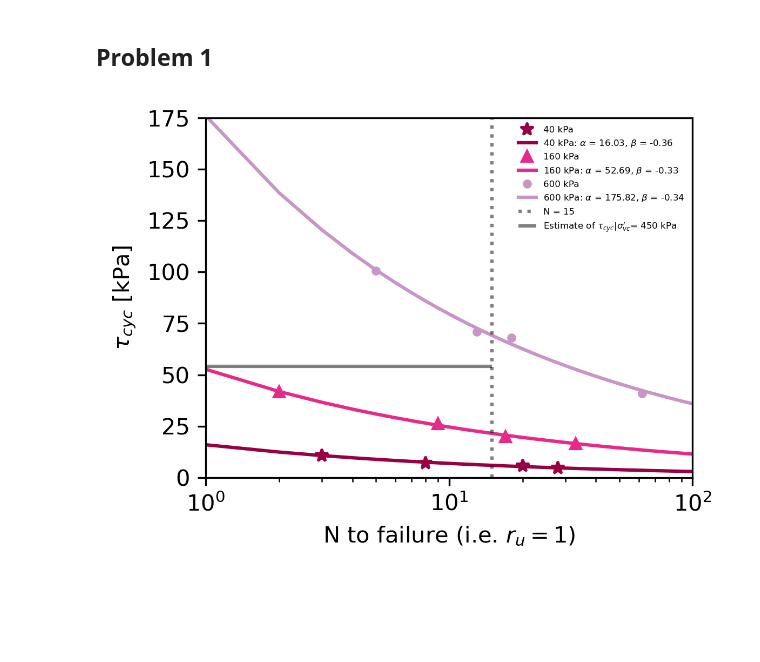
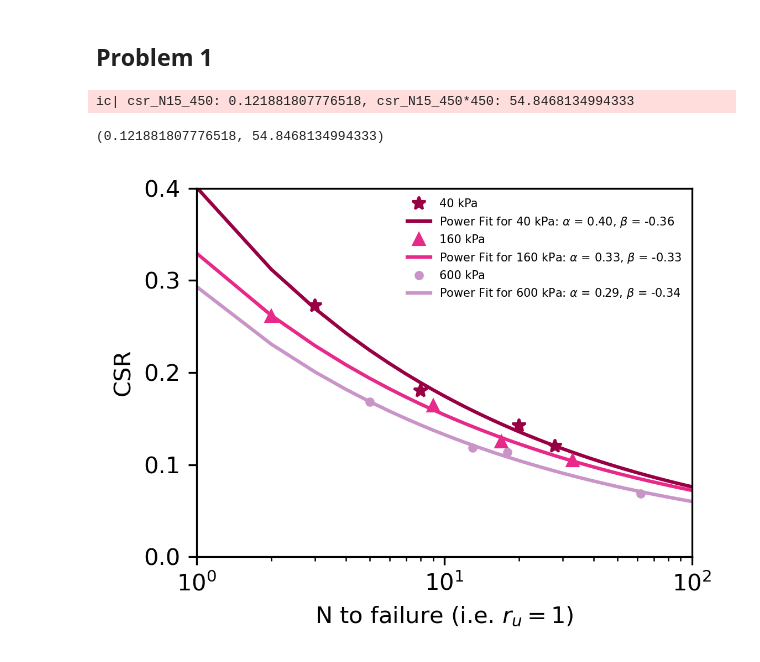
Before and after one commit to bKeungAuyeung/CE543-HW6, a Jupyter notebook: bAuyeung_HW6_CE543.ipynb, the cells around one changed output. Cells and saved outputs as stored; diff of their text form; code cells hidden in the pictures; blank space fills up the shorter version.

```diff
--- a/bAuyeung_HW6_CE543.ipynb
+++ b/bAuyeung_HW6_CE543.ipynb
@@ -24,37 +25,48 @@ N_failure_600 = np.array([5, 13, 18, 62]) # N to Ru = 1 (i.e. failure) for vCons
 def power_series(x, alpha, beta):
     return alpha*x**beta # define a power series function to fit data
 
-csr_fit_40 = curve_fit(power_series, N_failure_40, tau_cyc_40)
-csr_fit_160 = curve_fit(power_series, N_failure_160, tau_cyc_160)
-csr_fit_600 = curve_fit(power_series, N_failure_600, tau_cyc_600)
+csr_fit_40 = curve_fit(power_series, N_failure_40, tau_cyc_40/40)
+csr_fit_160 = curve_fit(power_series, N_failure_160, tau_cyc_160/160)
+csr_fit_600 = curve_fit(power_series, N_failure_600, tau_cyc_600/600)
+# %%
+csr_N15_160 = power_series(15, *csr_fit_160[0])
+csr_N15_600 = power_series(15, *csr_fit_600[0])
+
+# solve
+csr_N15_450 = sy.Symbol('csr_N15_450')
+csr_N15_450 = sy.solve( ((csr_N15_600 - csr_N15_160)/(600-160)) - ((csr_N15_450 - csr_N15_160)/(450-160)))[0]
+ic(csr_N15_450, csr_N15_450*450)
+# %% [output]
+ic| csr_N15_450: 0.121881807776518, csr_N15_450*450: 54.8468134994333
+(0.121881807776518, 54.8468134994333)
 # %%
 # create graph of tau cyc vs N to failure
 N_line = np.linspace(1, 100, 100)
 
 fig, ax = plt.subplots(figsize=(4,3), dpi=300, tight_layout=True)
 
-ax.semilogx(N_failure_40, tau_cyc_40, label='40 kPa', marker='*', linestyle="None", color=colors[0])
-ax.semilogx(N_line, power_series(N_line, *csr_fit_40[0]), color=colors[0], label = '40 kPa: $\\alpha$ = {:.2f}, $\\beta$ = {:.2f}'.format(csr_fit_40[0][0], csr_fit_40[0][1]))
+ax.semilogx(N_failure_40, tau_cyc_40/40, label='40 kPa', marker='*', linestyle="None", color=colors[0])
+ax.semilogx(N_line, power_series(N_line, *csr_fit_40[0]), color=colors[0], label = 'Power Fit for 40 kPa: $\\alpha$ = {:.2f}, $\\beta$ = {:.2f}'.format(csr_fit_40[0][0], csr_fit_40[0][1]))
 
-ax.semilogx(N_failure_160, tau_cyc_160, label='160 kPa', marker='^', markersize=5, linestyle="None", color= colors[1])
-ax.semilogx(N_line, power_series(N_line, *csr_fit_160[0]), color=colors[1], label = '160 kPa: $\\alpha$ = {:.2f}, $\\beta$ = {:.2f}'.format(csr_fit_160[0][0], csr_fit_160[0][1]))
+ax.semilogx(N_failure_160, tau_cyc_160/160, label='160 kPa', marker='^', markersize=5, linestyle="None", color= colors[1])
+ax.semilogx(N_line, power_series(N_line, *csr_fit_160[0]), color=colors[1], label = 'Power Fit for 160 kPa: $\\alpha$ = {:.2f}, $\\beta$ = {:.2f}'.format(csr_fit_160[0][0], csr_fit_160[0][1]))
 
-ax.semilogx(N_failure_600, tau_cyc_600, label='600 kPa', marker='.', linestyle="None", color=colors[2])
-ax.semilogx(N_line, power_series(N_line, *csr_fit_600[0]), color=colors[2], label = '600 kPa: $\\alpha$ = {:.2f}, $\\beta$ = {:.2f}'.format(csr_fit_600[0][0], csr_fit_600[0][1]))
+ax.semilogx(N_failure_600, tau_cyc_600/600, label='600 kPa', marker='.', linestyle="None", color=colors[2])
+ax.semilogx(N_line, power_series(N_line, *csr_fit_600[0]), color=colors[2], label = 'Power Fit for 600 kPa: $\\alpha$ = {:.2f}, $\\beta$ = {:.2f}'.format(csr_fit_600[0][0], csr_fit_600[0][1]))
 
-ax.vlines(15, 0, 175, color='black', linestyle=':', alpha=0.5, linewidth=1.5, label='N = 15')
-ax.hlines(54, 1, 15, color='black', linestyle='-', alpha=0.5, linewidth=1.5, label="Estimate of $\\tau_{cyc} | \\sigma_{vc}'$= 450 kPa")
+# ax.vlines(15, 0, 175, color='black', linestyle=':', alpha=0.5, linewidth=1.5, label='N = 15')
+# ax.hlines(csr_N15_450, 1, 15, color='black', linestyle='-', alpha=0.5, linewidth=1.5, label="Estimate of $\\tau_{cyc} | \\sigma_{vc}'$= 450 kPa")
 # ax.hlines(15, 1, 15, color='black', linestyle='--', alpha=0.5, linewidth=1.5, label="Estimate of $\\tau_{cyc} | \\sigma_{vc}'$= 100 kPa")
 
 
 ax.set_xlim(1, 100)
-ax.set_ylim(0, 175)
+ax.set_ylim(0, 0.4)
 
 ax.set_xlabel('N to failure (i.e. $r_u = 1$)')
-ax.set_ylabel('$\\tau_{cyc}$ [kPa]')
-ax.legend(frameon=False, loc='best', fontsize=4, ncol = 1)
+ax.set_ylabel('CSR')
+ax.legend(frameon=False, loc='best', fontsize=5, ncol = 1)
 
 plt.show()
 # %% [output]
-[figure, old version]
+[figure, new version]
 # %%
```
Also changed, not shown: parts of 2 cells of this notebook.
